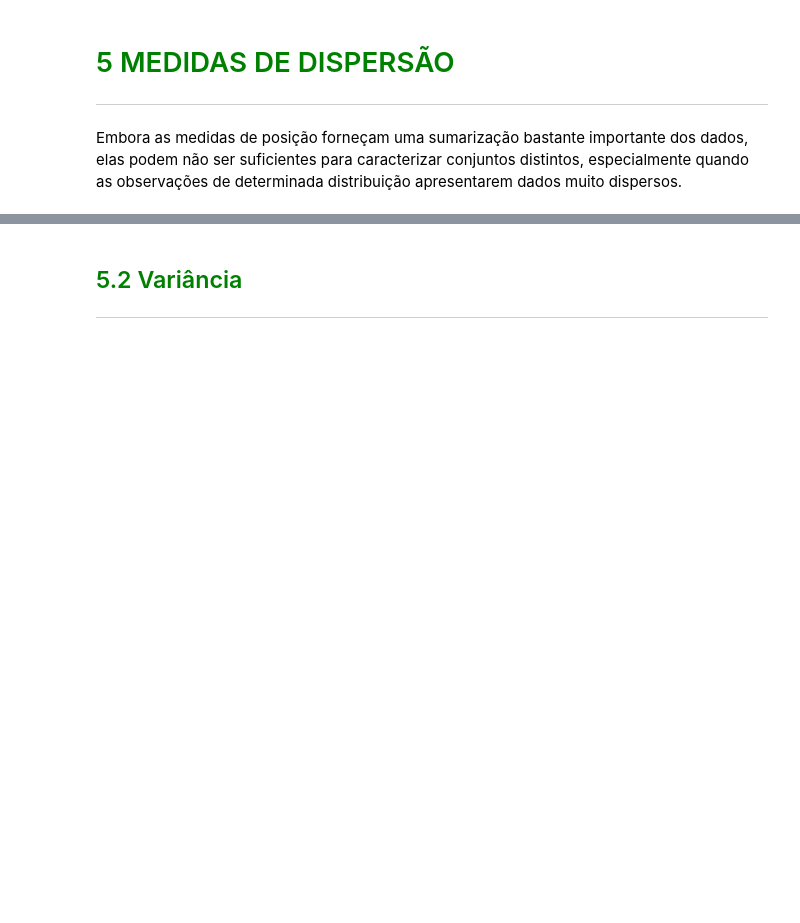
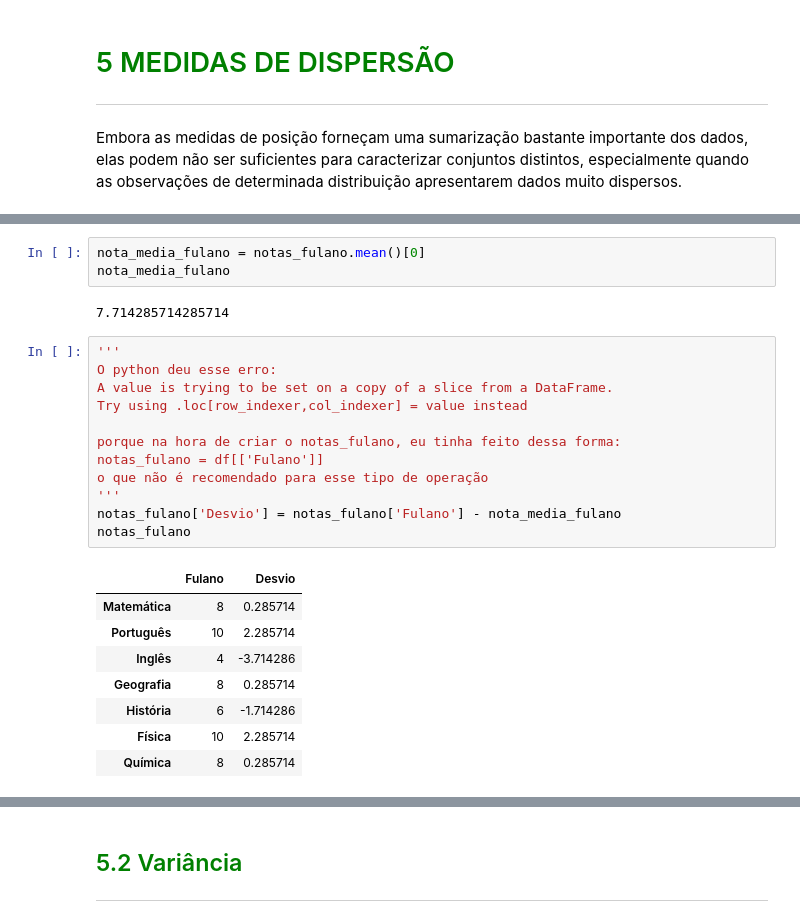
Before and after one commit to RichardRosenblat/alura-estatistica-com-python-parte-1, a Jupyter notebook: Curso_de_Estatística.ipynb, the cells around one changed output, grey strips where cells are left out. Cells and saved outputs as stored; diff of their text form; blank space fills up the shorter version.

```diff
--- a/Curso_de_Estatística.ipynb
+++ b/Curso_de_Estatística.ipynb
@@ -1201,0 +1239,26 @@ Embora as medidas de posição forneçam uma sumarização bastante importante d
+# %%
+nota_media_fulano = notas_fulano.mean()[0]
+nota_media_fulano
+# %% [output]
+7.714285714285714
+# %%
+'''
+O python deu esse erro:
+A value is trying to be set on a copy of a slice from a DataFrame.
+Try using .loc[row_indexer,col_indexer] = value instead
+
+porque na hora de criar o notas_fulano, eu tinha feito dessa forma:
+notas_fulano = df[['Fulano']]
+o que não é recomendado para esse tipo de operação
+'''
+notas_fulano['Desvio'] = notas_fulano['Fulano'] - nota_media_fulano
+notas_fulano
+# %% [output]
+|  | Fulano | Desvio |
+| Matemática | 8 | 0.285714 |
+| Português | 10 | 2.285714 |
+| Inglês | 4 | -3.714286 |
+| Geografia | 8 | 0.285714 |
+| História | 6 | -1.714286 |
+| Física | 10 | 2.285714 |
+| Química | 8 | 0.285714 |
```
Also changed, not shown: parts of 10 cells of this notebook.
